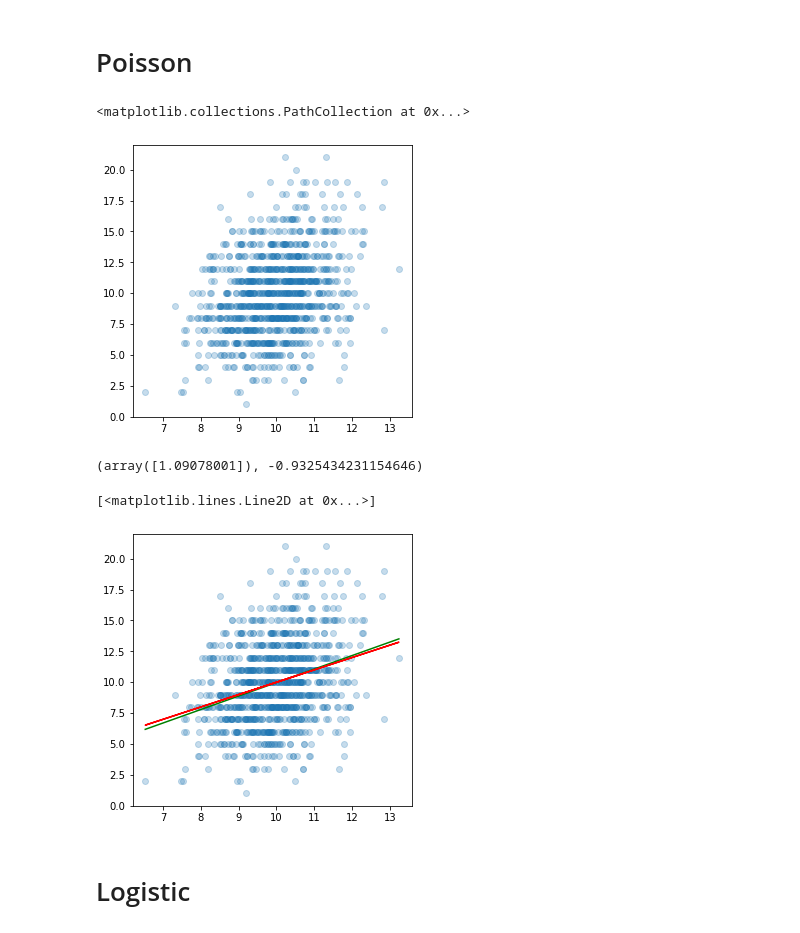
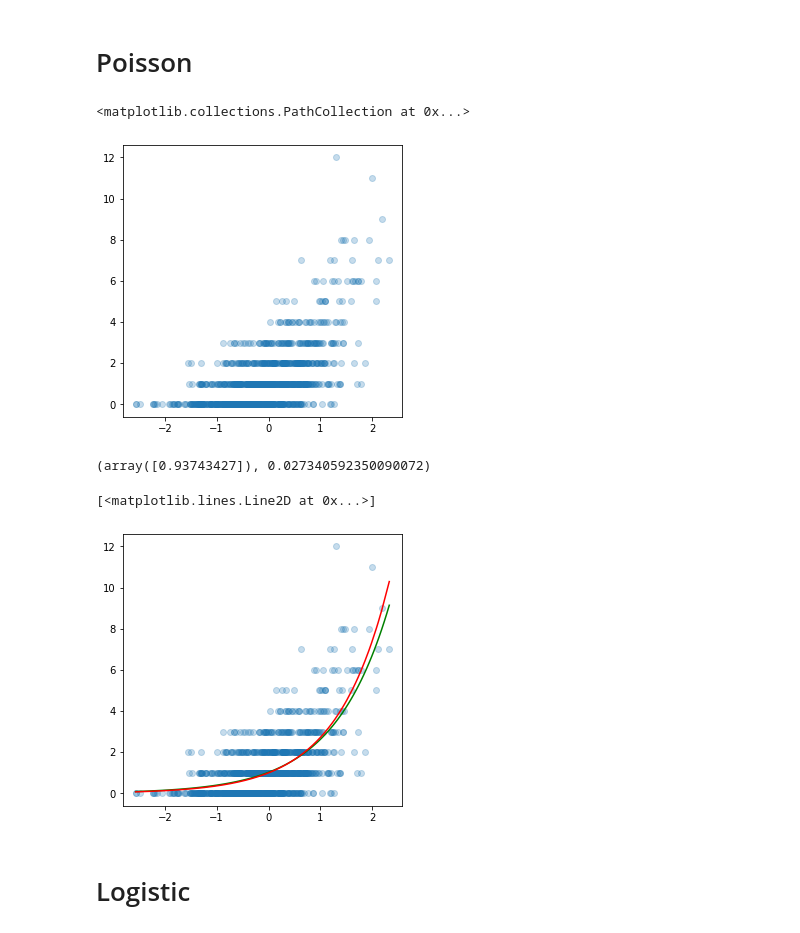
Before and after one commit to kimerein/sabatinilab-glm, a Jupyter notebook: glm-test.ipynb, the cells around one changed output. Drawn from its saved outputs; the diff is of its cells as text; code cells hidden in the pictures.

```diff
--- a/glm-test.ipynb
+++ b/glm-test.ipynb
@@ -59,9 +56,9 @@ plt.plot(view_x, np.squeeze(view_y), color='g')
 # %% [markdown]
 # Poisson
 # %%
-true_x = norm.rvs(size=1000) + 10
-true_y = true_x
-obs_y = np.array([stats.poisson(mu=_).rvs(1) for _ in true_x]).reshape(-1)
+true_x = np.array(sorted(norm.rvs(size=1000)*.75))
+true_y = np.exp(true_x)
+obs_y = np.array([stats.poisson(mu=np.exp(_)).rvs(1) for _ in true_x]).reshape(-1)
 
 x = true_x[:,None]
 y = obs_y
@@ -70,26 +67,27 @@ plt.figure(figsize=(5,5))
 plt.scatter(x, y, alpha = 0.25)
 # %% [output]
 <matplotlib.collections.PathCollection at 0x...>
-[figure, old version]
+[figure, new version]
 # %%
-glm = sglm.GLM('Poisson', alpha=0, link='identity')
+# glm = sglm.GLM('Poisson', alpha=0, link='identity')
+glm = sglm.GLM('Poisson', reg_lambda=0)
 glm.fit(x, y)
-coef, intercept = glm.model.coef_, glm.model.intercept_
+coef, intercept = glm.coef_, glm.intercept_
 coef, intercept
 # %% [output]
-(array([1.09078001]), -0.9325434231154646)
+(array([0.93743427]), 0.027340592350090072)
 # %%
 view_x = np.linspace(x.min(), x.max(), num=100)
-# view_y = np.exp(view_x*coef + intercept)
-view_y = view_x*coef + intercept
+view_y = np.exp(view_x*coef + intercept)
+# view_y = view_x*coef + intercept
 
 plt.figure(figsize=(5,5))
 plt.scatter(x[:,0], y, alpha = 0.25)
 plt.plot(view_x, np.squeeze(view_y), color='g')
 plt.plot(true_x, np.squeeze(true_y), color='r')
 # %% [output]
 [<matplotlib.lines.Line2D at 0x...>]
-[figure, old version]
+[figure, new version]
 # %% [markdown]
 # Logistic
 # %%
```
Also changed, not shown: parts of 11 cells of this notebook, 3 other files.
